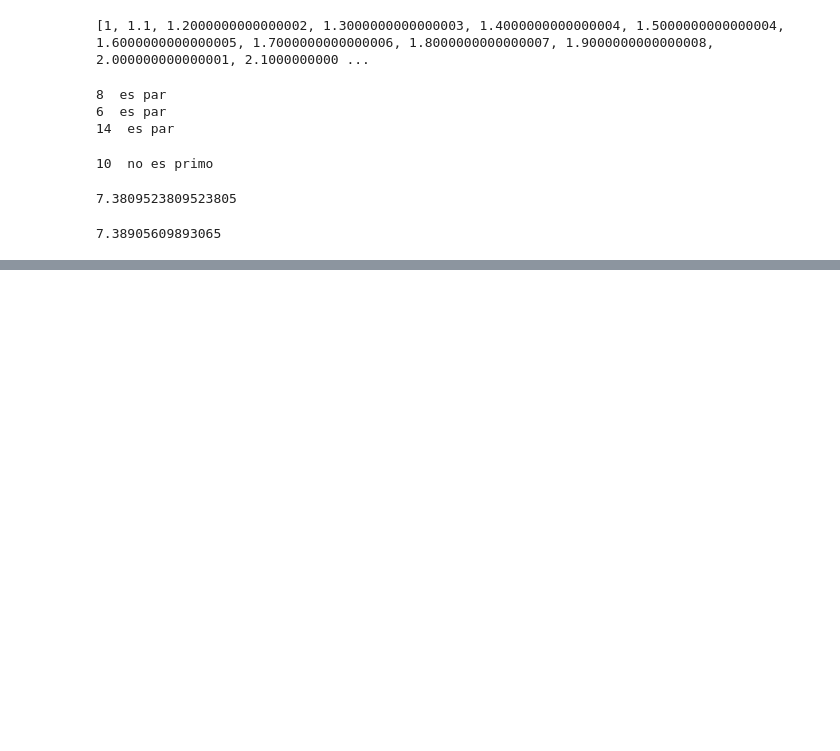
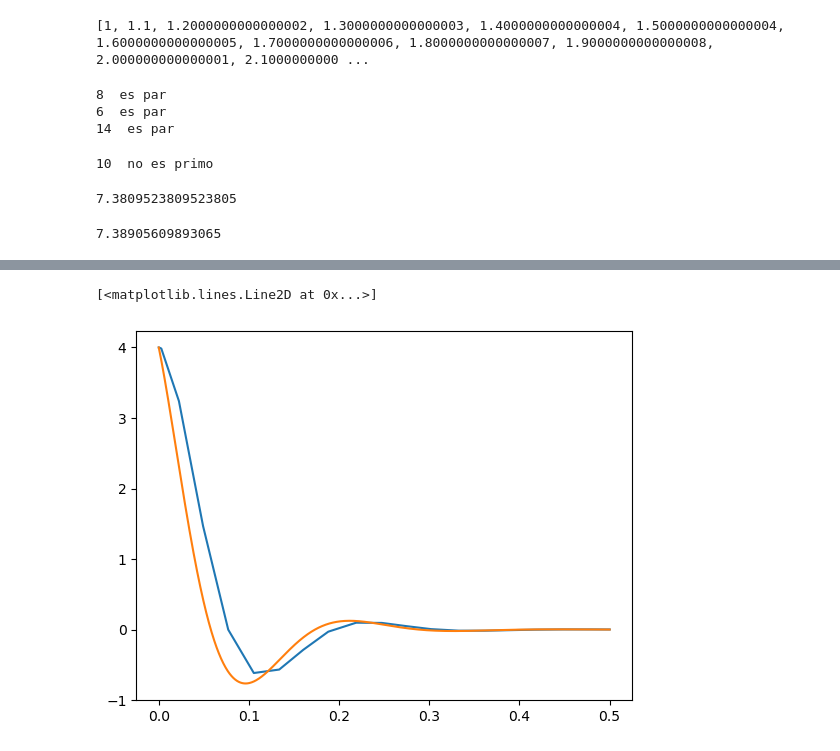
Before and after one commit to cjuarezramos/MMS022024, a Jupyter notebook: Pruebas/Pruebas2.ipynb, the cells around one changed output, grey strips where cells are left out. Cells and saved outputs as stored; diff of their text form; code cells hidden in the pictures; blank space fills up the shorter version.

```diff
--- a/Pruebas/Pruebas2.ipynb
+++ b/Pruebas/Pruebas2.ipynb
@@ -64,0 +82,16 @@ math.exp(2)
+# %%
+wn = 10*np.pi
+z = 0.5
+
+def f(t,x):
+    dx1 = x[1]
+    dx2 = -2*z*wn*x[1]-wn**2*x[0]
+    return [dx1,dx2]
+
+from scipy.integrate import solve_ivp
+res = solve_ivp(f,[0,.5],[4,0])
+plt.plot(res.t,res.y[0])
+plt.plot(t,v)
+# %% [output]
+[<matplotlib.lines.Line2D at 0x...>]
+[figure, added]
```
Also changed, not shown: parts of 4 cells of this notebook, 3 other files.
